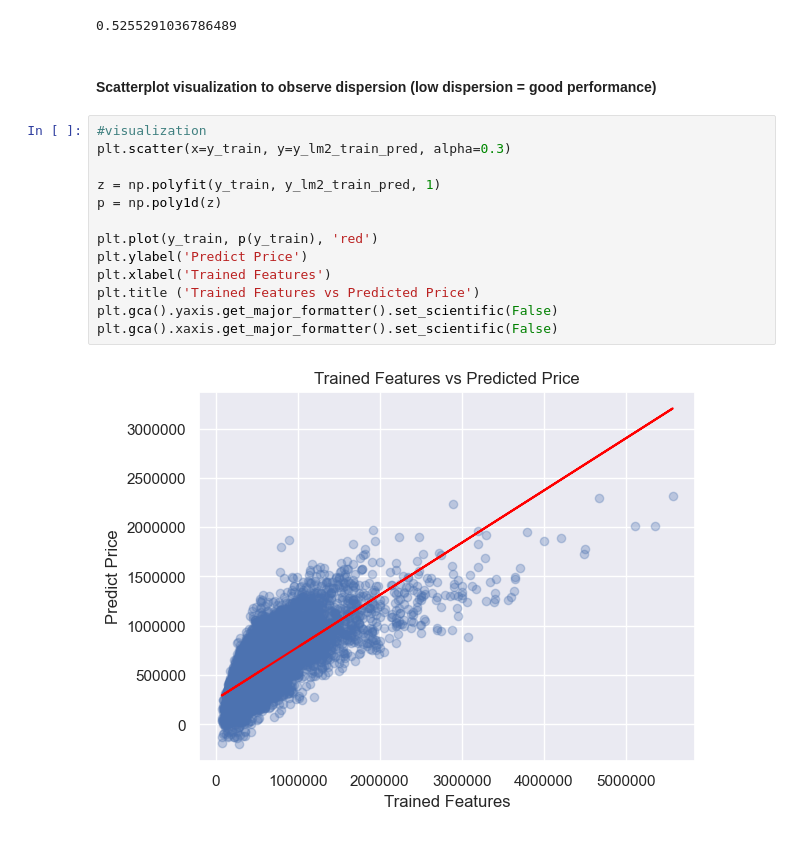
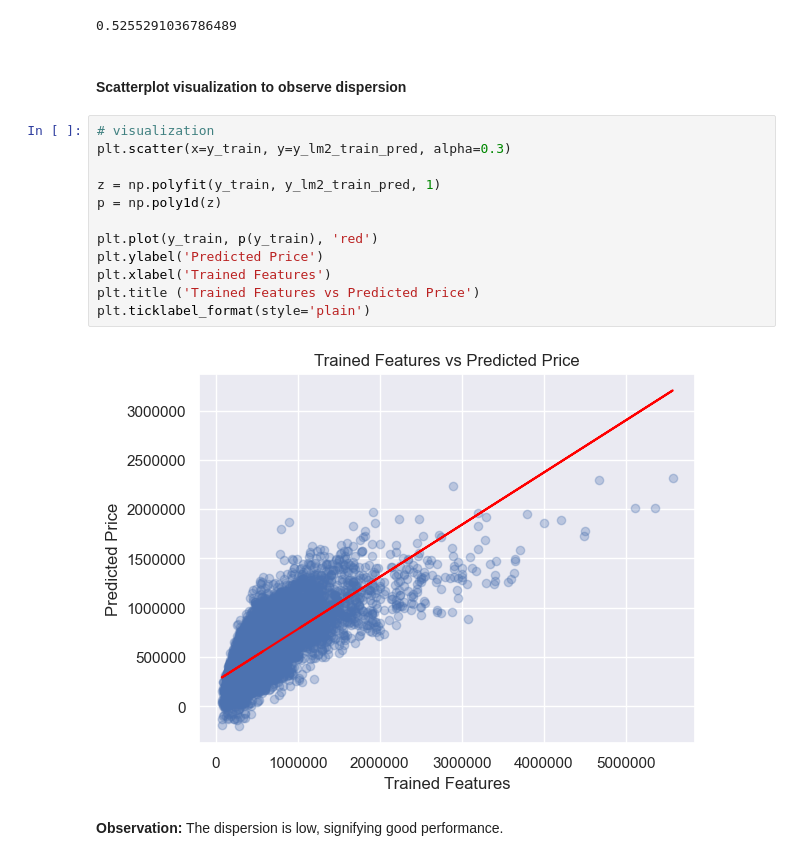
Before and after one commit to renaqd/team5-ADS500B, a Jupyter notebook: FinalProject_LD-ver1.ipynb, the cells around one changed output. Cells and saved outputs as stored; diff of their text form.

Commit message:
merged Ty visualizations

```diff
--- a/FinalProject_LD-ver1.ipynb
+++ b/FinalProject_LD-ver1.ipynb
@@ -431,19 +431,20 @@ lm2_test_r2
 # %% [output]
 0.5255291036786489
 # %% [markdown]
-#### Scatterplot visualization to observe dispersion (low dispersion = good performance)
+#### Scatterplot visualization to observe dispersion
 # %%
-#visualization
+# visualization
 plt.scatter(x=y_train, y=y_lm2_train_pred, alpha=0.3)
 
 z = np.polyfit(y_train, y_lm2_train_pred, 1)
 p = np.poly1d(z)
 
 plt.plot(y_train, p(y_train), 'red')
-plt.ylabel('Predict Price')
+plt.ylabel('Predicted Price')
 plt.xlabel('Trained Features')
 plt.title ('Trained Features vs Predicted Price')
-plt.gca().yaxis.get_major_formatter().set_scientific(False)
-plt.gca().xaxis.get_major_formatter().set_scientific(False)
+plt.ticklabel_format(style='plain')
 # %% [output]
-[figure, old version]
+[figure, new version]
+# %% [markdown]
+**Observation:** The dispersion is low, signifying good performance.
```
Also changed, not shown: parts of 1 cell of this notebook.
